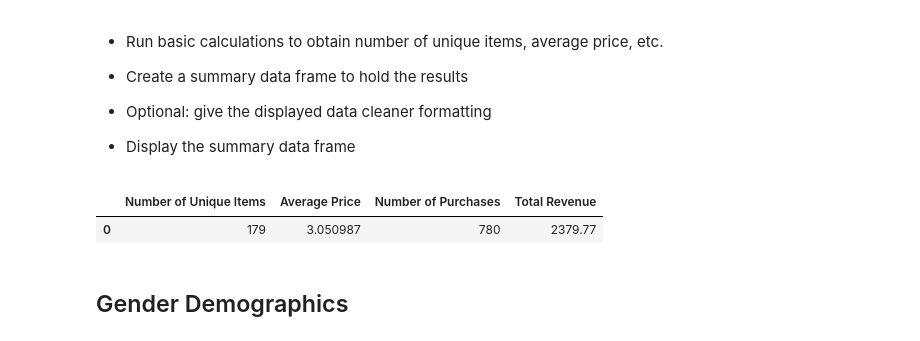
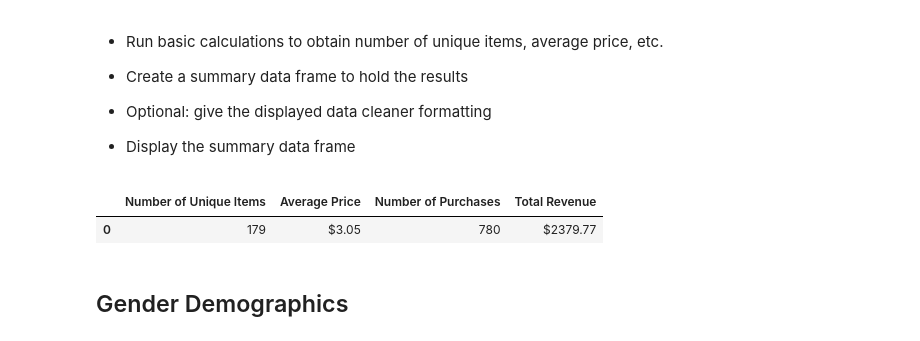
Before and after one commit to lauragabrielson/Pandas_Challenge, a Jupyter notebook: HeroesOfPymoli/HeroesOfPymoli_starter.ipynb, the cells around one changed output. Cells and saved outputs as stored; diff of their text form; code cells hidden in the pictures.

```diff
--- a/HeroesOfPymoli/HeroesOfPymoli_starter.ipynb
+++ b/HeroesOfPymoli/HeroesOfPymoli_starter.ipynb
@@ -56,14 +56,14 @@ average_price = purchase_data_df["Price"].mean()
 purchases = purchase_data_df["Purchase ID"].count()
 revenue = purchase_data_df["Price"].sum()
 # %%
-summary_df = pd.DataFrame({"Number of Unique Items": [unique_items], "Average Price": [average_price],
+purchase_analysis = pd.DataFrame({"Number of Unique Items": [unique_items], "Average Price": [average_price],
                           "Number of Purchases": [purchases], "Total Revenue": [revenue]})
 
 #.astype(float).map("${:.2f}".format)
-summary_df
+purchase_analysis.style.format({"Average Price": "${:.2f}", "Total Revenue": "${:.2f}"})
 # %% [output]
 |  | Number of Unique Items | Average Price | Number of Purchases | Total Revenue |
-| 0 | 179 | 3.050987 | 780 | 2379.77 |
+| 0 | 179 | $3.05 | 780 | $2379.77 |
 # %% [markdown]
 ## Gender Demographics
 # %% [markdown]
```
Also changed, not shown: parts of 15 cells of this notebook.
